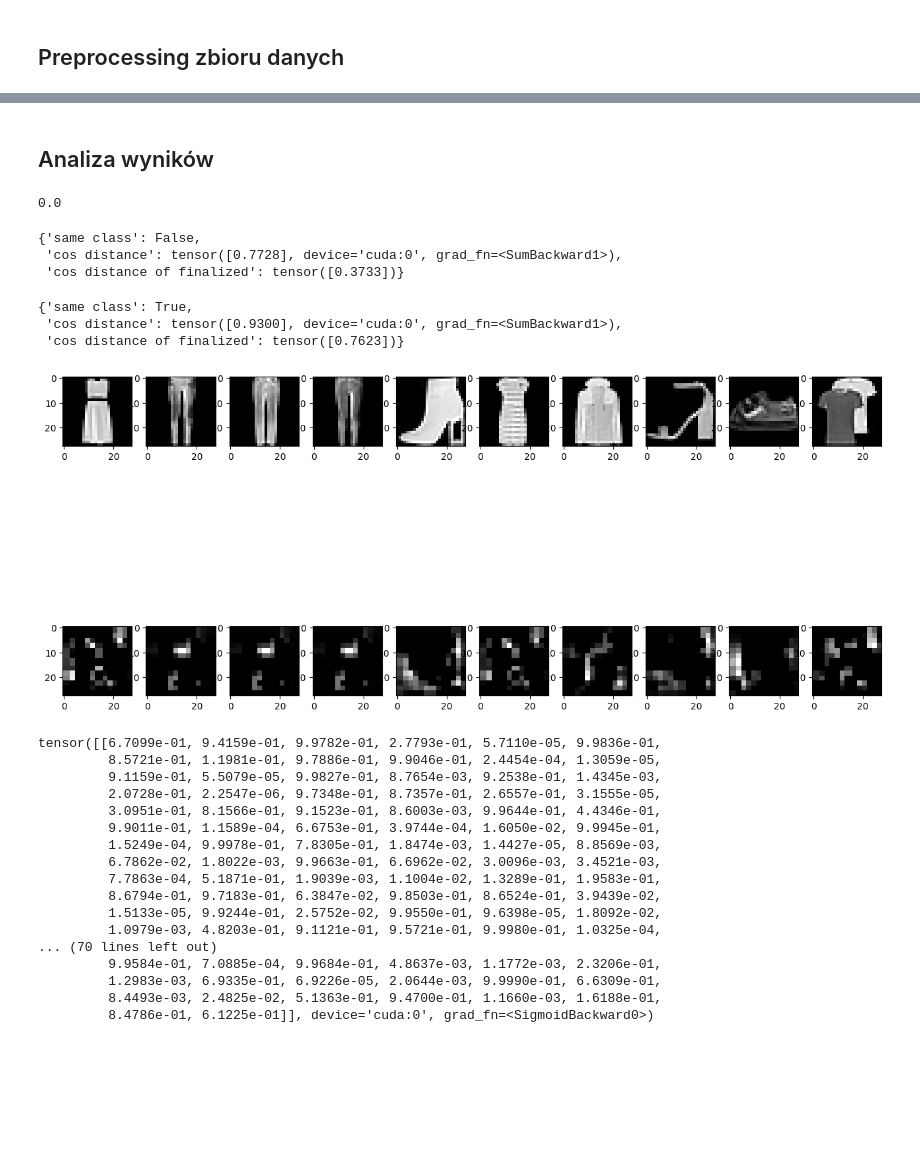
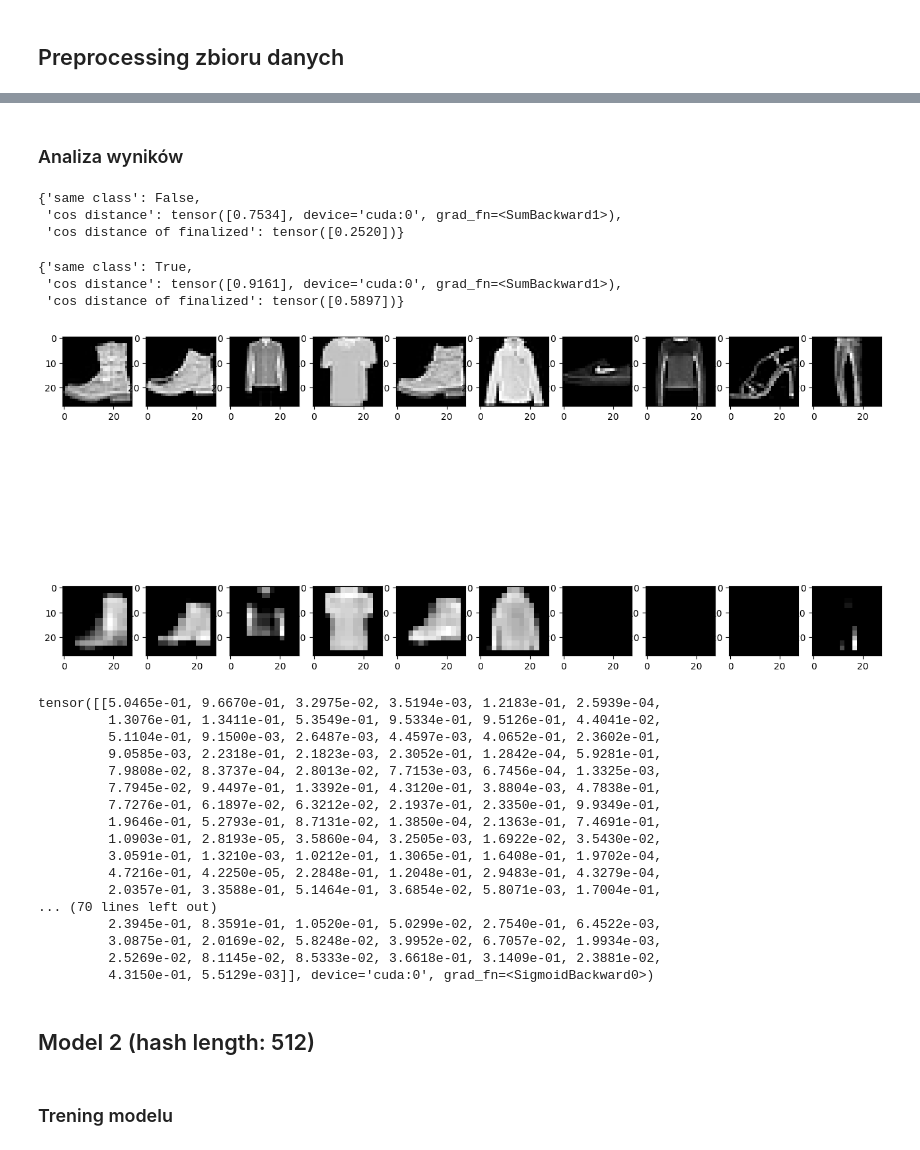
Before and after one commit to ukic/Cryptography, a Jupyter notebook: Krypto_projekt.ipynb, the cells around one changed output, grey strips where cells are left out. Saved outputs shown, nothing was run; the diff lists cells and outputs as text; code cells hidden in the pictures; blank space fills up the shorter version.

Commit message:
Update MNIST Model

```diff
--- a/Krypto_projekt.ipynb
+++ b/Krypto_projekt.ipynb
@@ -543,6 +541,7 @@ compare(hshNet2, trainset, 11, 200)
 class MNISTHashNet(torch.nn.Module):
     def __init__(self, encoding_size):
         super().__init__()
+        self.encoding_size = encoding_size
         self.encoder = torch.nn.Sequential(
             torch.nn.Conv2d(1, 32, 3, 1),
             torch.nn.ReLU(),
@@ -553,11 +552,11 @@ class MNISTHashNet(torch.nn.Module):
             torch.nn.Flatten(1, 3),
             torch.nn.Linear(5*5*64, 128),
             torch.nn.ReLU(),
-            torch.nn.Linear(128, 512),
+            torch.nn.Linear(128, self.encoding_size),
             torch.nn.Sigmoid()
         )
         self.decoder = torch.nn.Sequential(
-            torch.nn.Linear(512, 128),
+            torch.nn.Linear(self.encoding_size, 128),
             torch.nn.ReLU(),
             torch.nn.Linear(128, 5*5*64),
             torch.nn.ReLU(),
@@ -611 +595,3 @@ fmnist_trainloader = torch.utils.data.DataLoader(fmnist_train, batch_size=BATCH_
+# %%
+ENCODING_LENGTH = 64
 # %% [markdown]
@@ -655,66 +641,64 @@ train(MNIST_hashNet, fmnist_trainloader, criterion, optimizer, epochs=10)
 # %% [markdown]
-## Analiza wyników
+### Analiza wyników
-# %%
-accuracy_test(MNIST_hashNet, fmnist_trainloader)
-# %% [output]
-0.0
 # %%
 compare(MNIST_hashNet, fmnist_train, 11, 12)
 # %% [output]
 {'same class': False,
- 'cos distance': tensor([0.7728], device='cuda:0', grad_fn=<SumBackward1>),
- 'cos distance of finalized': tensor([0.3733])}
+ 'cos distance': tensor([0.7534], device='cuda:0', grad_fn=<SumBackward1>),
+ 'cos distance of finalized': tensor([0.2520])}
 # %%
 compare(MNIST_hashNet, fmnist_train, 11, 150)
 # %% [output]
 {'same class': True,
- 'cos distance': tensor([0.9300], device='cuda:0', grad_fn=<SumBackward1>),
- 'cos distance of finalized': tensor([0.7623])}
+ 'cos distance': tensor([0.9161], device='cuda:0', grad_fn=<SumBackward1>),
+ 'cos distance of finalized': tensor([0.5897])}
 # %%
 plt.rcParams["figure.figsize"] = [16, 9]
 def compare_with_reconstructions(trainset, hashNet, dogs_set=True):
     fig, ax = plt.subplots(2, 10)
 
     random_imgs = random.sample(range(len(trainset)), 10)
 
     hashNet.train()
     for i, idx in enumerate(random_imgs):
         img = trainset[idx][0]
         img = img[None, :, :, :]
         img = img.to(device)
         decoded = hashNet(img)
         decoded = torch.squeeze(decoded)
 
         ax[0][i].imshow(trainset[idx][0].permute(1, 2, 0), cmap='gray')
         ax[1][i].imshow(decoded.cpu().detach().numpy(), cmap='gray')
 
     plt.show()
 
-compare_with_reconstructions(fmnist_train, fmnist_hashNet)
+compare_with_reconstructions(fmnist_train, MNIST_hashNet)
 # %% [output]
-[figure, old version]
+[figure, new version]
 # %%
 img = fmnist_train[0][0]
 img = img[None, :, :, :]
 img = img.to(device)
-fmnist_hashNet.eval()
-hsh = fmnist_hashNet(img)
+MNIST_hashNet.eval()
+hsh = MNIST_hashNet(img)
 print(hsh)
 # %% [output]
-tensor([[6.7099e-01, 9.4159e-01, 9.9782e-01, 2.7793e-01, 5.7110e-05, 9.9836e-01,
-         8.5721e-01, 1.1981e-01, 9.7886e-01, 9.9046e-01, 2.4454e-04, 1.3059e-05,
-         9.1159e-01, 5.5079e-05, 9.9827e-01, 8.7654e-03, 9.2538e-01, 1.4345e-03,
-         2.0728e-01, 2.2547e-06, 9.7348e-01, 8.7357e-01, 2.6557e-01, 3.1555e-05,
-         3.0951e-01, 8.1566e-01, 9.1523e-01, 8.6003e-03, 9.9644e-01, 4.4346e-01,
-         9.9011e-01, 1.1589e-04, 6.6753e-01, 3.9744e-04, 1.6050e-02, 9.9945e-01,
-         1.5249e-04, 9.9978e-01, 7.8305e-01, 1.8474e-03, 1.4427e-05, 8.8569e-03,
-         6.7862e-02, 1.8022e-03, 9.9663e-01, 6.6962e-02, 3.0096e-03, 3.4521e-03,
-         7.7863e-04, 5.1871e-01, 1.9039e-03, 1.1004e-02, 1.3289e-01, 1.9583e-01,
-         8.6794e-01, 9.7183e-01, 6.3847e-02, 9.8503e-01, 8.6524e-01, 3.9439e-02,
-         1.5133e-05, 9.9244e-01, 2.5752e-02, 9.9550e-01, 9.6398e-05, 1.8092e-02,
-         1.0979e-03, 4.8203e-01, 9.1121e-01, 9.5721e-01, 9.9980e-01, 1.0325e-04,
+tensor([[5.0465e-01, 9.6670e-01, 3.2975e-02, 3.5194e-03, 1.2183e-01, 2.5939e-04,
+         1.3076e-01, 1.3411e-01, 5.3549e-01, 9.5334e-01, 9.5126e-01, 4.4041e-02,
+         5.1104e-01, 9.1500e-03, 2.6487e-03, 4.4597e-03, 4.0652e-01, 2.3602e-01,
+         9.0585e-03, 2.2318e-01, 2.1823e-03, 2.3052e-01, 1.2842e-04, 5.9281e-01,
+         7.9808e-02, 8.3737e-04, 2.8013e-02, 7.7153e-03, 6.7456e-04, 1.3325e-03,
+         7.7945e-02, 9.4497e-01, 1.3392e-01, 4.3120e-01, 3.8804e-03, 4.7838e-01,
+         7.7276e-01, 6.1897e-02, 6.3212e-02, 2.1937e-01, 2.3350e-01, 9.9349e-01,
+         1.9646e-01, 5.2793e-01, 8.7131e-02, 1.3850e-04, 2.1363e-01, 7.4691e-01,
+         1.0903e-01, 2.8193e-05, 3.5860e-04, 3.2505e-03, 1.6922e-02, 3.5430e-02,
+         3.0591e-01, 1.3210e-03, 1.0212e-01, 1.3065e-01, 1.6408e-01, 1.9702e-04,
+         4.7216e-01, 4.2250e-05, 2.2848e-01, 1.2048e-01, 2.9483e-01, 4.3279e-04,
+         2.0357e-01, 3.3588e-01, 5.1464e-01, 3.6854e-02, 5.8071e-03, 1.7004e-01,
 ... (70 lines left out)
-         9.9584e-01, 7.0885e-04, 9.9684e-01, 4.8637e-03, 1.1772e-03, 2.3206e-01,
-         1.2983e-03, 6.9335e-01, 6.9226e-05, 2.0644e-03, 9.9990e-01, 6.6309e-01,
-         8.4493e-03, 2.4825e-02, 5.1363e-01, 9.4700e-01, 1.1660e-03, 1.6188e-01,
-         8.4786e-01, 6.1225e-01]], device='cuda:0', grad_fn=<SigmoidBackward0>)
+         2.3945e-01, 8.3591e-01, 1.0520e-01, 5.0299e-02, 2.7540e-01, 6.4522e-03,
+         3.0875e-01, 2.0169e-02, 5.8248e-02, 3.9952e-02, 6.7057e-02, 1.9934e-03,
+         2.5269e-02, 8.1145e-02, 8.5333e-02, 3.6618e-01, 3.1409e-01, 2.3881e-02,
+         4.3150e-01, 5.5129e-03]], device='cuda:0', grad_fn=<SigmoidBackward0>)
+# %% [markdown]
+## Model 2 (hash length: 512)
@@ -720,0 +707,2 @@ tensor([[6.7099e-01, 9.4159e-01, 9.9782e-01, 2.7793e-01, 5.7110e-05, 9.9836e-01,
+# %% [markdown]
+### Trening modelu
```
Also changed, not shown: parts of 14 cells of this notebook.
